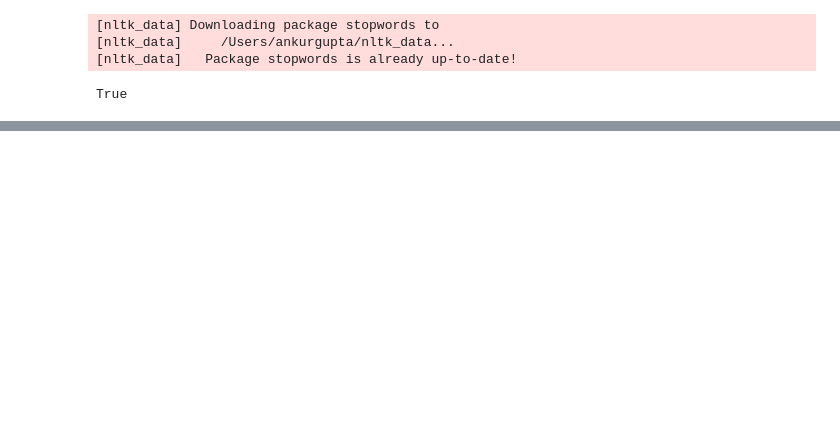
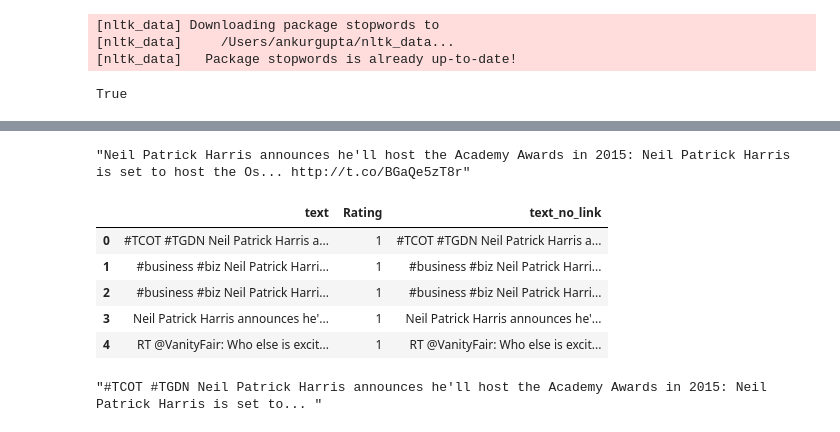
Before and after one commit to aayu1990/FakeNewsClassifier, a Jupyter notebook: FakeNewsClassifier-NLP.ipynb, the cells around one changed output, grey strips where cells are left out. Drawn from its saved outputs; the diff is of its cells as text; code cells hidden in the pictures; blank space fills up the shorter version.

```diff
--- a/FakeNewsClassifier-NLP.ipynb
+++ b/FakeNewsClassifier-NLP.ipynb
@@ -260,0 +266,19 @@ RT @onedirection: The guys are up for 3 #AMAs including Artist of the Year, Fav.
+# %%
+df["text"][3]
+# %% [output]
+"Neil Patrick Harris announces he'll host the Academy Awards in 2015: Neil Patrick Harris is set to host the Os... http://t.co/BGaQe5zT8r"
+# %%
+# removing hyper links from the text
+df["text_no_link"] = df['text'].apply(lambda x: re.split('http:\/\/.*', str(x))[0])
+df.head()
+# %% [output]
+|  | text | Rating | text_no_link |
+| 0 | #TCOT #TGDN Neil Patrick Harris a... | 1 | #TCOT #TGDN Neil Patrick Harris a... |
+| 1 | #business #biz Neil Patrick Harri... | 1 | #business #biz Neil Patrick Harri... |
+| 2 | #business #biz Neil Patrick Harri... | 1 | #business #biz Neil Patrick Harri... |
+| 3 | Neil Patrick Harris announces he'... | 1 | Neil Patrick Harris announces he'... |
+| 4 | RT @VanityFair: Who else is excit... | 1 | RT @VanityFair: Who else is excit... |
+# %%
+df["text_no_link"][0]
+# %% [output]
+"#TCOT #TGDN Neil Patrick Harris announces he'll host the Academy Awards in 2015: Neil Patrick Harris is set to... "
```
Also changed, not shown: parts of 16 cells of this notebook, 1 other file.
